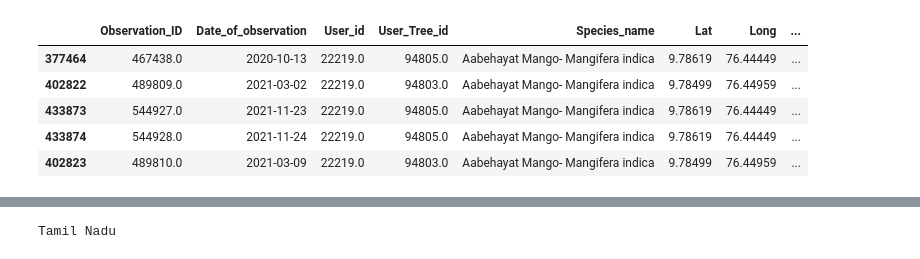
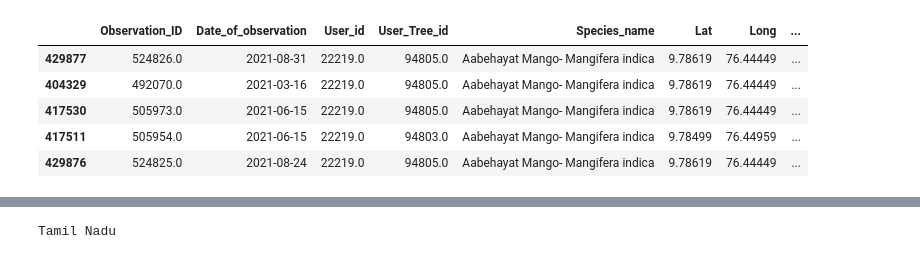
Before and after one commit to BU-Spark/pitne-season-watch, a Jupyter notebook: data cleaning.ipynb, the cells around one changed output, grey strips where cells are left out. Cells and saved outputs as stored; diff of their text form; code cells hidden in the pictures.

Commit message:
Edited -2_values.ipynb to modify alldata.csv rather than create new columns. Implemented this into data_cleaning.ipynb. Still need to run data cleaning

```diff
--- a/data cleaning.ipynb
+++ b/data cleaning.ipynb
@@ -25,16 +240,15 @@ import os
 # %%
 # get rid of NA values and sort by species name
-df = pd.read_csv("alldata.csv")
-df = df.dropna(subset=['Observation_ID'])
+df = df.dropna()
 df = df.drop(df.columns[0], axis=1)
 df = df.sort_values(by='Species_name')
 df.head()
 # %% [output]
 |  | Observation_ID | Date_of_observation | User_id | User_Tree_id | Species_name | Lat | Long | ... |
-| 377464 | 467438.0 | 2020-10-13 | 22219.0 | 94805.0 | Aabehayat Mango- Mangifera indica | 9.78619 | 76.44449 | ... |
-| 402822 | 489809.0 | 2021-03-02 | 22219.0 | 94803.0 | Aabehayat Mango- Mangifera indica | 9.78499 | 76.44959 | ... |
-| 433873 | 544927.0 | 2021-11-23 | 22219.0 | 94805.0 | Aabehayat Mango- Mangifera indica | 9.78619 | 76.44449 | ... |
-| 433874 | 544928.0 | 2021-11-24 | 22219.0 | 94805.0 | Aabehayat Mango- Mangifera indica | 9.78619 | 76.44449 | ... |
-| 402823 | 489810.0 | 2021-03-09 | 22219.0 | 94803.0 | Aabehayat Mango- Mangifera indica | 9.78499 | 76.44959 | ... |
+| 429877 | 524826.0 | 2021-08-31 | 22219.0 | 94805.0 | Aabehayat Mango- Mangifera indica | 9.78619 | 76.44449 | ... |
+| 404329 | 492070.0 | 2021-03-16 | 22219.0 | 94805.0 | Aabehayat Mango- Mangifera indica | 9.78619 | 76.44449 | ... |
+| 417530 | 505973.0 | 2021-06-15 | 22219.0 | 94805.0 | Aabehayat Mango- Mangifera indica | 9.78619 | 76.44449 | ... |
+| 417511 | 505954.0 | 2021-06-15 | 22219.0 | 94803.0 | Aabehayat Mango- Mangifera indica | 9.78499 | 76.44959 | ... |
+| 429876 | 524825.0 | 2021-08-24 | 22219.0 | 94805.0 | Aabehayat Mango- Mangifera indica | 9.78619 | 76.44449 | ... |
 # %%
 states_shapefile = gpd.read_file("india/gadm41_IND_3.shp")
```
Also changed, not shown: parts of 5 cells of this notebook, 1 other file.
